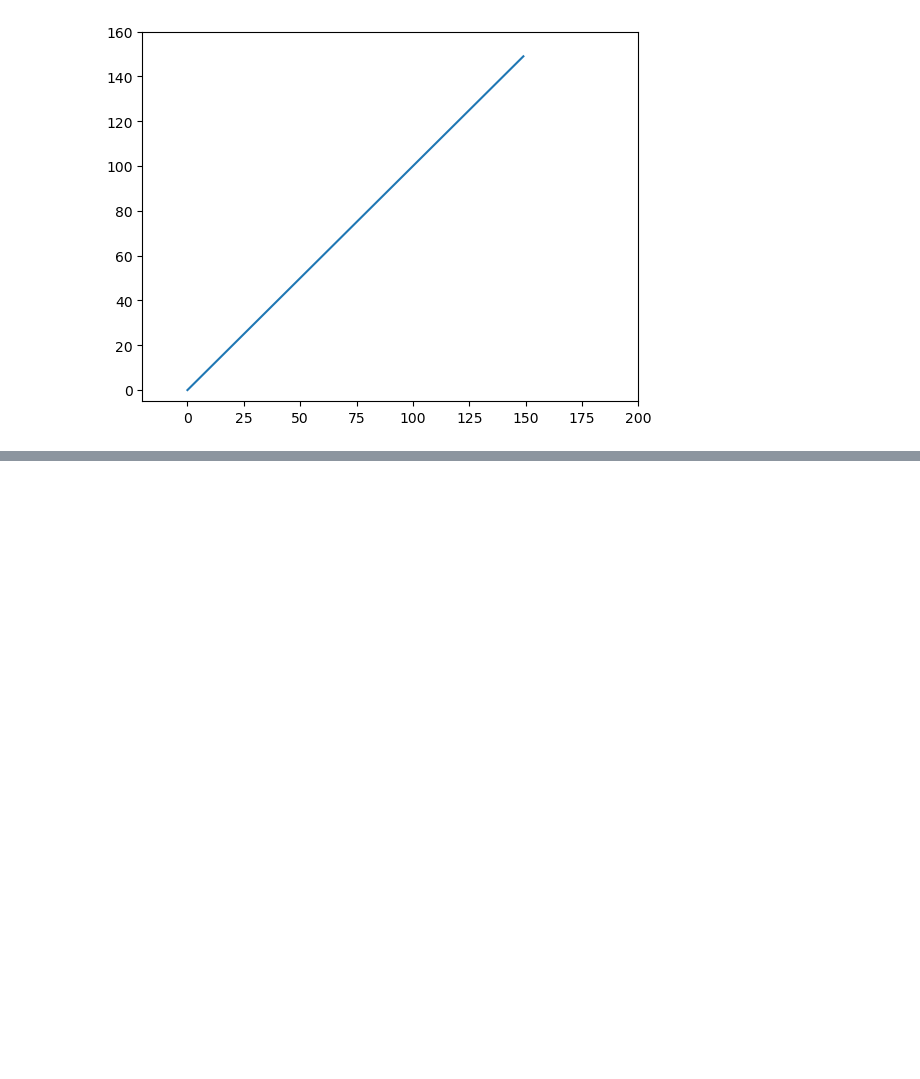
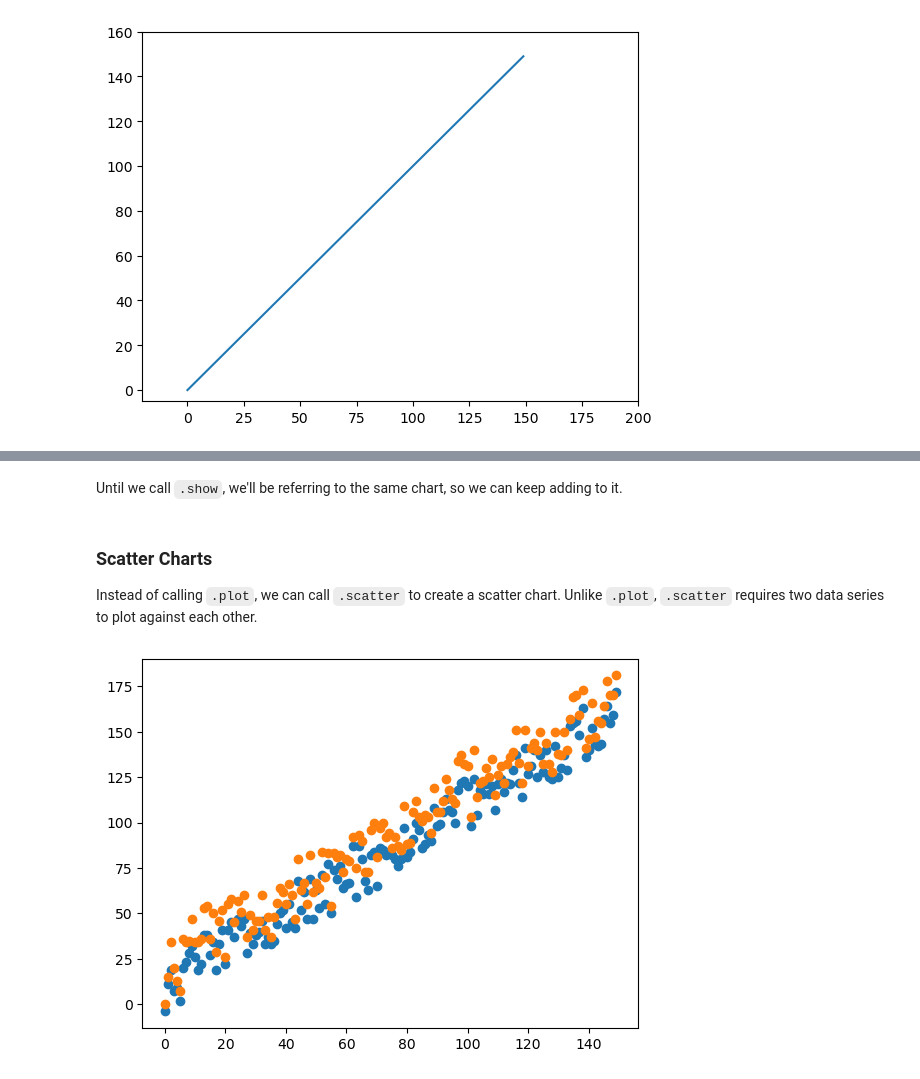
Before and after one commit to RichardAlcabes22/codeup_review, a Jupyter notebook: 3-data_science_libraries/00_matplotlib_lesson.ipynb, the cells around one changed output, grey strips where cells are left out. Drawn from its saved outputs; the diff is of its cells as text; code cells hidden in the pictures; blank space fills up the shorter version.

```diff
--- a/3-data_science_libraries/00_matplotlib_lesson.ipynb
+++ b/3-data_science_libraries/00_matplotlib_lesson.ipynb
@@ -65,0 +84,13 @@ plt.show()
+# %% [markdown]
+Until we call `.show`, we'll be referring to the same chart, so we can keep adding to it.
+# %% [markdown]
+### Scatter Charts
+
+Instead of calling `.plot`, we can call `.scatter` to create a scatter chart. Unlike `.plot`, `.scatter` requires two data series to plot against each other.
+# %%
+# plotting our random data from the last step
+plt.scatter(range(len(x1)), x1)
+plt.scatter(range(len(x2)), x2)
+plt.show()
+# %% [output]
+[figure, added]
```
Also changed, not shown: parts of 2 cells of this notebook.
